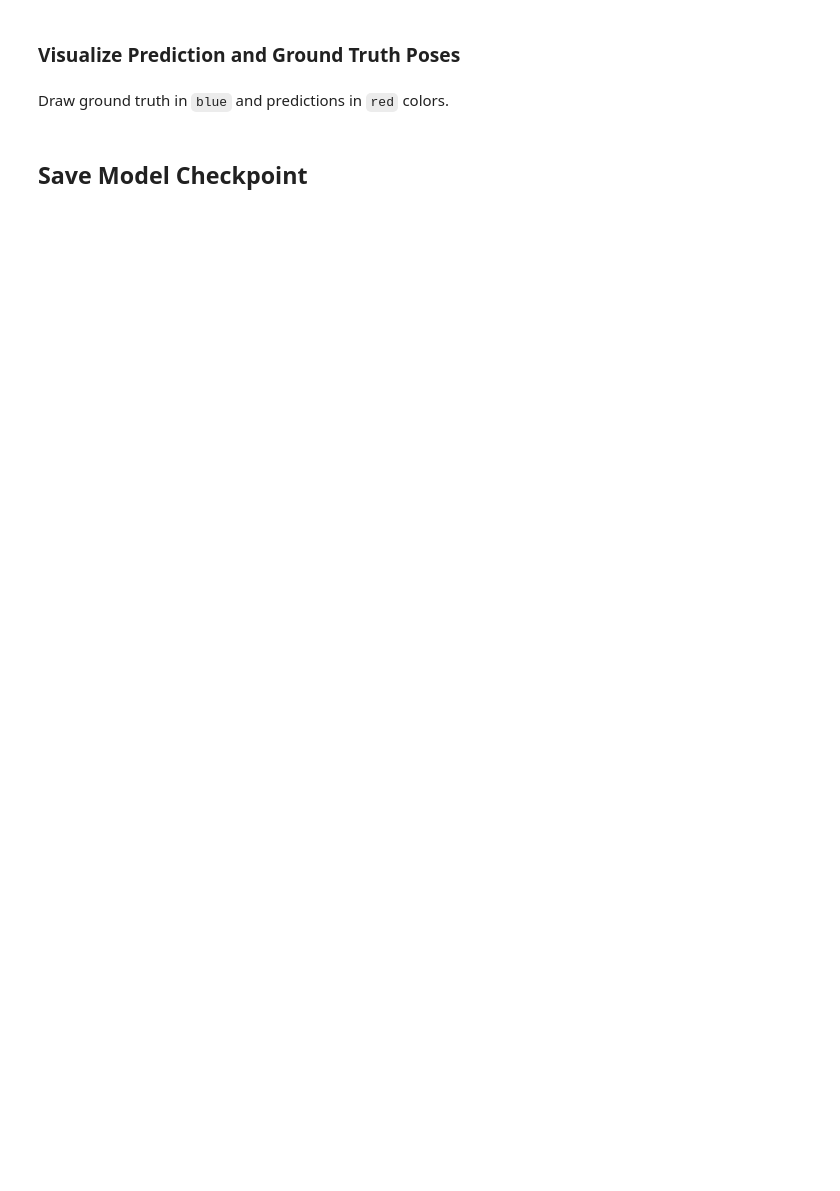
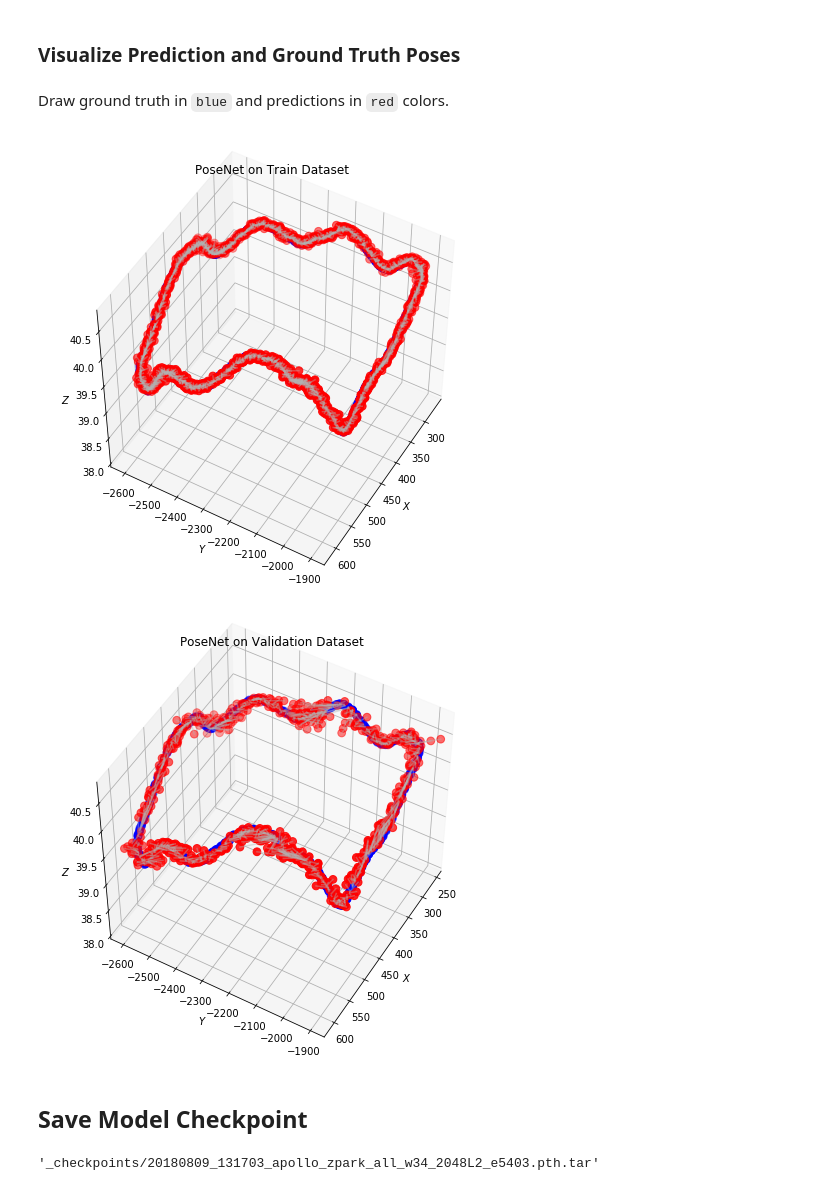
Before and after one commit to bexcite/apolloscape-loc, a Jupyter notebook: Apolloscape_PoseNet.ipynb, the cells around one changed output. Cells and saved outputs as stored; diff of their text form; code cells hidden in the pictures; blank space fills up the shorter version.

Commit message:
Trained model for e5403

```diff
--- a/Apolloscape_PoseNet.ipynb
+++ b/Apolloscape_PoseNet.ipynb
@@ -76,8 +76,8 @@ val_dataset = Apolloscape(root=os.path.join(APOLLO_PATH), road="zpark-sample",
 print(train_dataset)
 print(val_dataset)
 
-train_dataloader = DataLoader(train_dataset, batch_size=40) # batch_size = 75
-val_dataloader = DataLoader(val_dataset, batch_size=40) # batch_size = 75
+train_dataloader = DataLoader(train_dataset, batch_size=40, shuffle=True) # batch_size = 75
+val_dataloader = DataLoader(val_dataset, batch_size=40, shuffle=True) # batch_size = 75
 # %% [output]
 Dataset: Apolloscape
     Road: zpark-sample
@@ -265,7 +262,7 @@ model = model.to(device)
 criterion = PoseNetCriterion(stereo=True, beta=200.0)
 
 # Create optimizer
-optimizer = optim.Adam(model.parameters(), lr=6e-6, weight_decay=0.0005)
+optimizer = optim.Adam(model.parameters(), lr=6e-7, weight_decay=0.0005)
 
 start_epoch = 0
 # %% [markdown]
@@ -293,10 +288,10 @@ Training loop that runs for `n_epochs` with validation every `val_freq` epochs.
 if 'start_epoch' not in locals():
     start_epoch = 0
 
-n_epochs = start_epoch + 700
+n_epochs = start_epoch + 600
 
 print('Training ...')
-val_freq = 5
+val_freq = 50
 for e in range(start_epoch, n_epochs):
     train(train_dataloader, model, criterion, optimizer, e, n_epochs, log_freq=0,
          poses_mean=train_dataset.poses_mean, poses_std=train_dataset.poses_std)
@@ -413,37 +412,42 @@ def draw_pred_gt_poses(pred_poses, gt_poses):
     fig = plt.figure(figsize=(8, 8))
     ax = plt.axes(projection='3d')
 
     ax.set_xlabel('$X$')
     ax.set_ylabel('$Y$')
     ax.set_zlabel('$Z$')
     ax.view_init(50, 30)
 
     all_poses = np.concatenate((pred_poses, gt_poses))
     p_min, _, _, _ = set_3d_axes_limits(ax, all_poses, pose_format='quat')
 
     draw_poses(ax, pred_poses[:, :3], proj=False, proj_z=int(p_min[2] - 1), c='r', s=60)
-    draw_poses(ax, gt_poses[:, :3], proj=True, proj_z=int(p_min[2] - 1), c='b', s=60)
+    draw_poses(ax, gt_poses[:, :3], proj=False, proj_z=int(p_min[2] - 1), c='b', s=60)
     for i in range(pred_poses.shape[0]):
         pp = pred_poses[i, :3]
         gp = gt_poses[i, :3]
         pps = np.vstack((pp, gp))
         ax.plot(pps[:, 0], pps[:, 1], pps[:, 2], c=(0.7, 0.7, 0.7, 0.4))
 
     plt.draw()
 
 
 # Draw predicted vs ground truth poses
 draw_pred_gt_poses(pred_poses_train, gt_poses_train)
 plt.title('PoseNet on Train Dataset')
 plt.show()
 
 
 draw_pred_gt_poses(pred_poses_val, gt_poses_val)
 plt.title('PoseNet on Validation Dataset')
 plt.show()
+# %% [output]
+[figure, added]
+[figure, added]
 # %% [markdown]
 ## Save Model Checkpoint
 # %%
 # Save checkpoint
-# n_epochs = 1068
+# n_epochs = 4203
 save_checkpoint(model, optimizer, 'apollo_zpark_all_w34_2048L2', n_epochs)
+# %% [output]
+'_checkpoints/20180809_131703_apollo_zpark_all_w34_2048L2_e5403.pth.tar'
```
Also changed, not shown: parts of 5 cells of this notebook.
